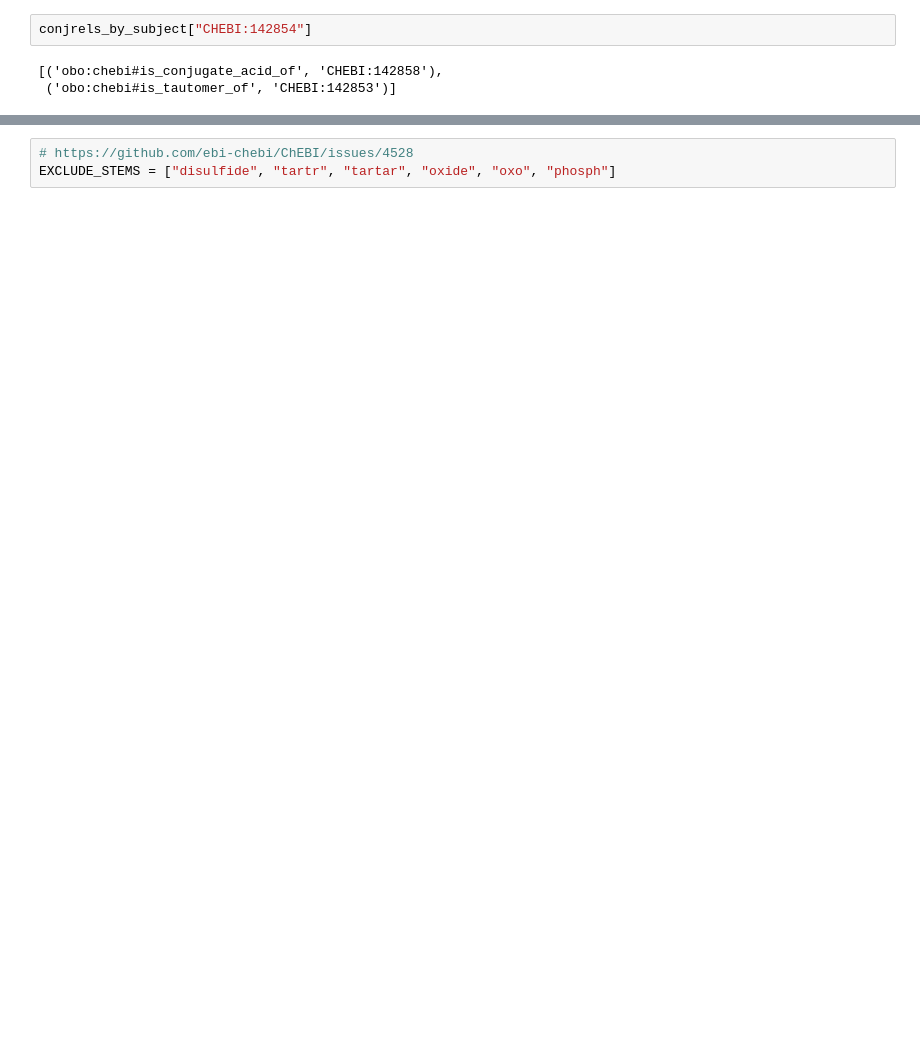
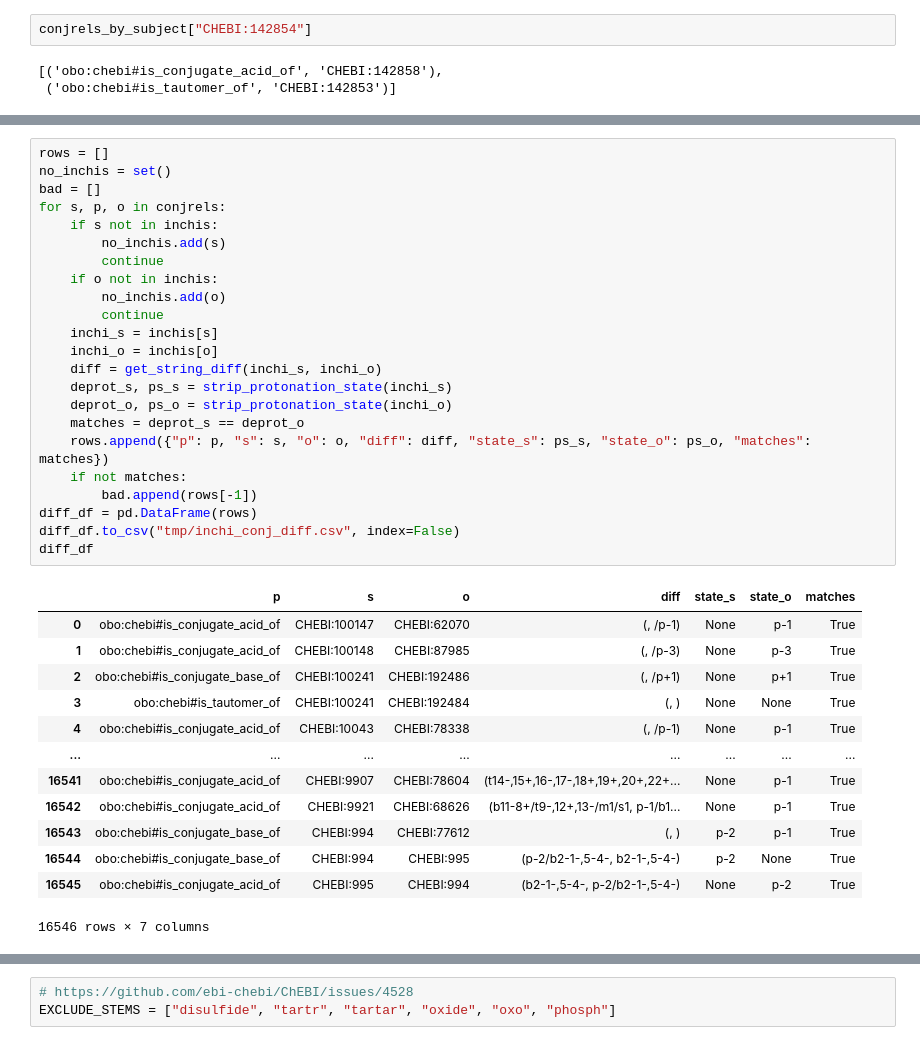
Before and after one commit to cmungall/chemessence, a Jupyter notebook: src/notebooks/CHEBI-Slimmer.ipynb, the cells around one changed output, grey strips where cells are left out. Drawn from its saved outputs; the diff is of its cells as text; blank space fills up the shorter version.

```diff
--- a/src/notebooks/CHEBI-Slimmer.ipynb
+++ b/src/notebooks/CHEBI-Slimmer.ipynb
@@ -271,0 +435,37 @@ len(asserted_sccs)
+# %%
+rows = []
+no_inchis = set()
+bad = []
+for s, p, o in conjrels:
+    if s not in inchis:
+        no_inchis.add(s)
+        continue
+    if o not in inchis:
+        no_inchis.add(o)
+        continue
+    inchi_s = inchis[s]
+    inchi_o = inchis[o]
+    diff = get_string_diff(inchi_s, inchi_o)
+    deprot_s, ps_s = strip_protonation_state(inchi_s)
+    deprot_o, ps_o = strip_protonation_state(inchi_o)
+    matches = deprot_s == deprot_o
+    rows.append({"p": p, "s": s, "o": o, "diff": diff, "state_s": ps_s, "state_o": ps_o, "matches": matches})
+    if not matches:
+        bad.append(rows[-1])
+diff_df = pd.DataFrame(rows)
+diff_df.to_csv("tmp/inchi_conj_diff.csv", index=False)
+diff_df
+# %% [output]
+|  | p | s | o | diff | state_s | state_o | matches |
+| 0 | obo:chebi#is_conjugate_acid_of | CHEBI:100147 | CHEBI:62070 | (, /p-1) | None | p-1 | True |
+| 1 | obo:chebi#is_conjugate_acid_of | CHEBI:100148 | CHEBI:87985 | (, /p-3) | None | p-3 | True |
+| 2 | obo:chebi#is_conjugate_base_of | CHEBI:100241 | CHEBI:192486 | (, /p+1) | None | p+1 | True |
+| 3 | obo:chebi#is_tautomer_of | CHEBI:100241 | CHEBI:192484 | (, ) | None | None | True |
+| 4 | obo:chebi#is_conjugate_acid_of | CHEBI:10043 | CHEBI:78338 | (, /p-1) | None | p-1 | True |
+| ... | ... | ... | ... | ... | ... | ... | ... |
+| 16541 | obo:chebi#is_conjugate_acid_of | CHEBI:9907 | CHEBI:78604 | (t14-,15+,16-,17-,18+,19+,20+,22+... | None | p-1 | True |
+| 16542 | obo:chebi#is_conjugate_acid_of | CHEBI:9921 | CHEBI:68626 | (b11-8+/t9-,12+,13-/m1/s1, p-1/b1... | None | p-1 | True |
+| 16543 | obo:chebi#is_conjugate_base_of | CHEBI:994 | CHEBI:77612 | (, ) | p-2 | p-1 | True |
+| 16544 | obo:chebi#is_conjugate_base_of | CHEBI:994 | CHEBI:995 | (p-2/b2-1-,5-4-, b2-1-,5-4-) | p-2 | None | True |
+| 16545 | obo:chebi#is_conjugate_acid_of | CHEBI:995 | CHEBI:994 | (b2-1-,5-4-, p-2/b2-1-,5-4-) | None | p-2 | True |
+16546 rows × 7 columns
```
Also changed, not shown: parts of 94 cells of this notebook.
